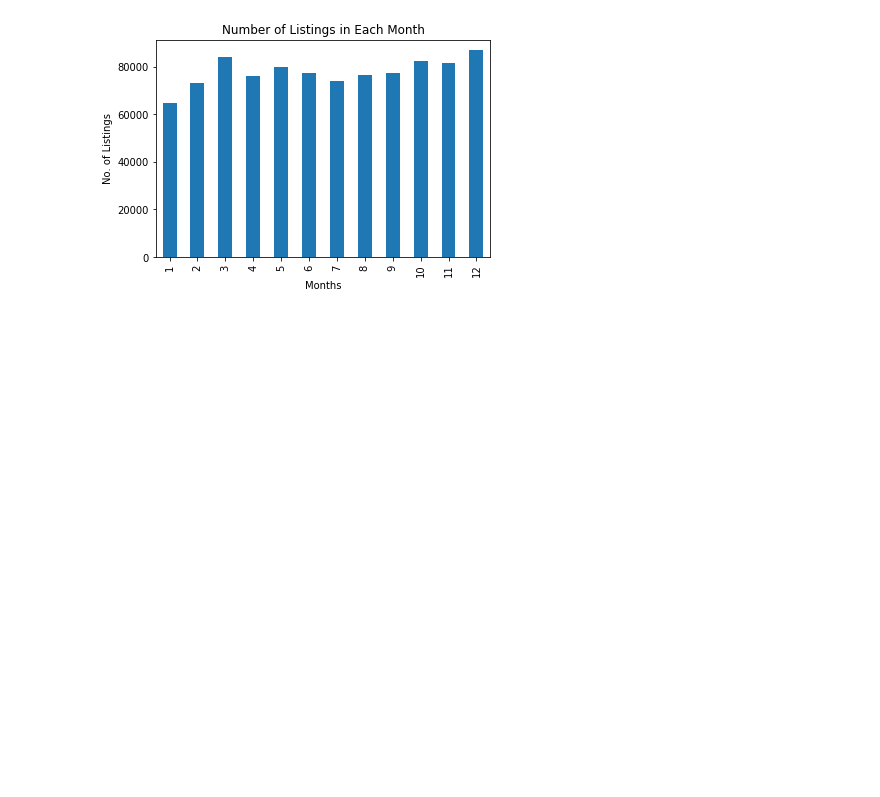
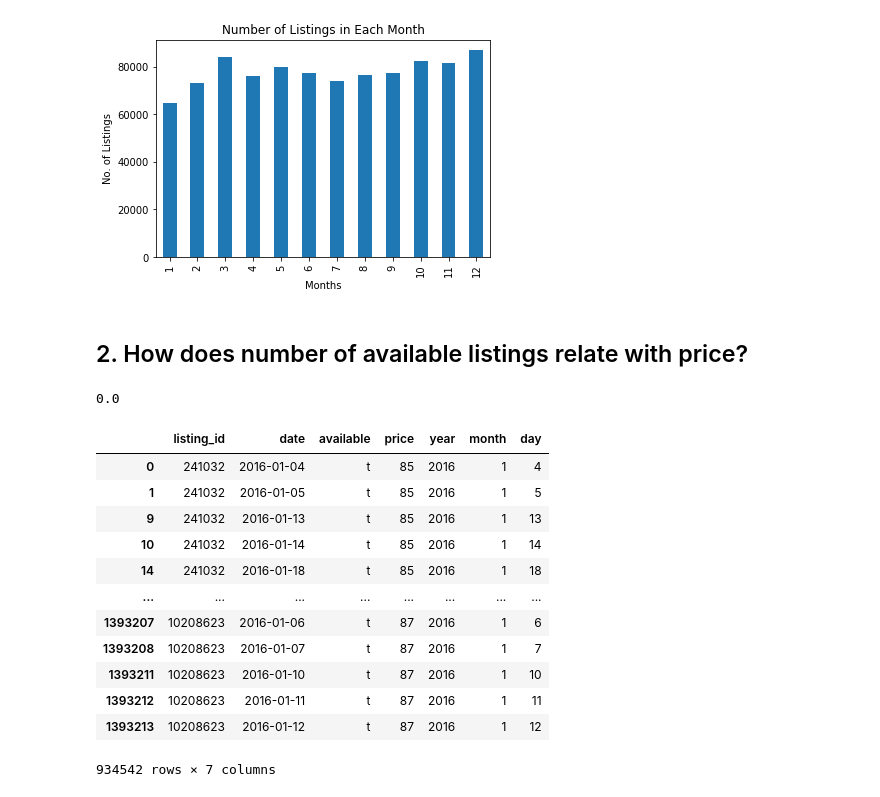
Before and after one commit to ooisiang/airbnb-seattle, a Jupyter notebook: Airbnb-Seattle.ipynb, the cells around one changed output. Saved outputs shown, nothing was run; the diff lists cells and outputs as text; code cells hidden in the pictures; blank space fills up the shorter version.

```diff
--- a/Airbnb-Seattle.ipynb
+++ b/Airbnb-Seattle.ipynb
@@ -157,3 +157,27 @@ ax.set_ylabel('No. of Listings');
 ax.set_title('Number of Listings in Each Month');
 # %% [output]
 [figure]
+# %% [markdown]
+## 2. How does number of available listings relate with price?
+# %%
+df_available_listing['price'].isna().mean() #check if each available listing has a price.
+# %% [output]
+0.0
+# %%
+#convert price object to integer
+df_available_listing.loc[:, 'price'] = df_available_listing['price'].replace('[\$\,]|\.\d*', '', regex=True).astype(int)
+df_available_listing
+# %% [output]
+|  | listing_id | date | available | price | year | month | day |
+| 0 | 241032 | 2016-01-04 | t | 85 | 2016 | 1 | 4 |
+| 1 | 241032 | 2016-01-05 | t | 85 | 2016 | 1 | 5 |
+| 9 | 241032 | 2016-01-13 | t | 85 | 2016 | 1 | 13 |
+| 10 | 241032 | 2016-01-14 | t | 85 | 2016 | 1 | 14 |
+| 14 | 241032 | 2016-01-18 | t | 85 | 2016 | 1 | 18 |
+| ... | ... | ... | ... | ... | ... | ... | ... |
+| 1393207 | 10208623 | 2016-01-06 | t | 87 | 2016 | 1 | 6 |
+| 1393208 | 10208623 | 2016-01-07 | t | 87 | 2016 | 1 | 7 |
+| 1393211 | 10208623 | 2016-01-10 | t | 87 | 2016 | 1 | 10 |
+| 1393212 | 10208623 | 2016-01-11 | t | 87 | 2016 | 1 | 11 |
+| 1393213 | 10208623 | 2016-01-12 | t | 87 | 2016 | 1 | 12 |
+934542 rows × 7 columns
```
Also changed, not shown: parts of 5 cells of this notebook.
